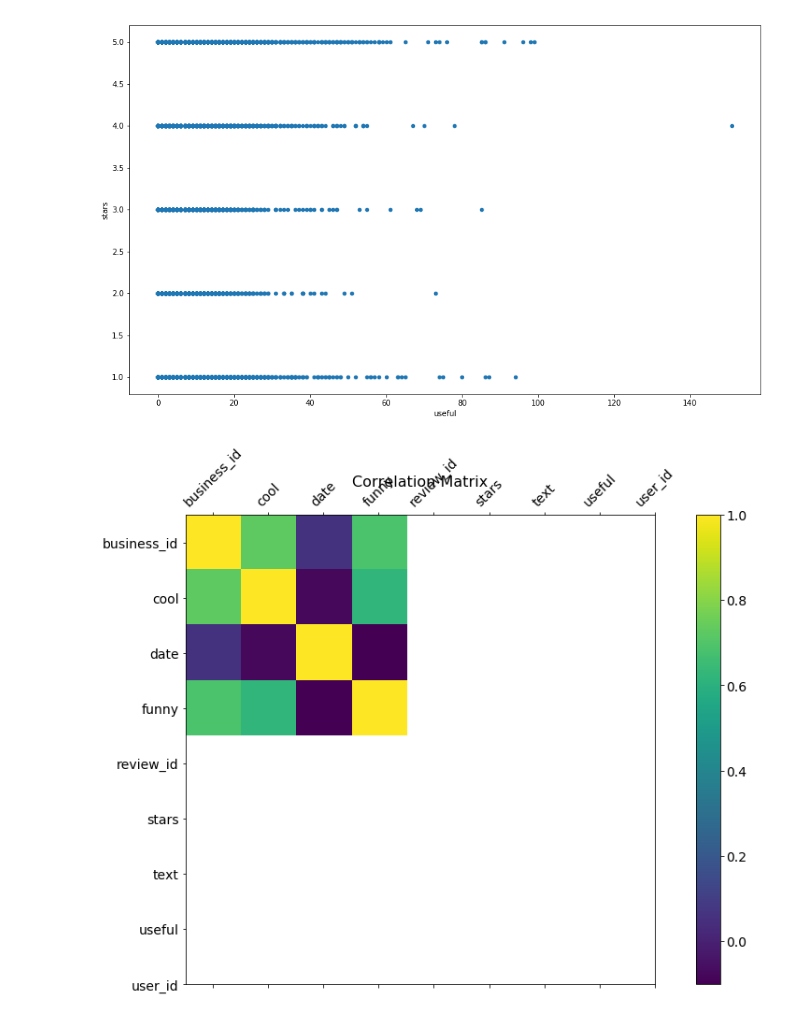
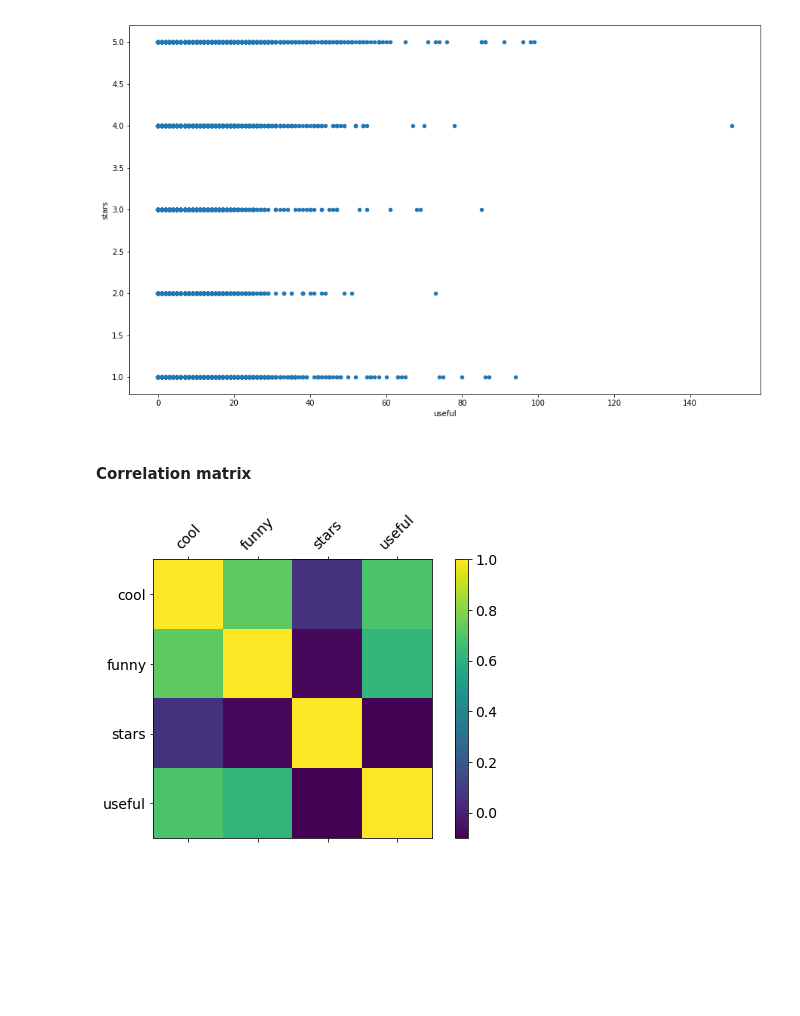
Before and after one commit to lorenzovngl/analysis-of-yelp-open-dataset, a Jupyter notebook: review.ipynb, the cells around one changed output. Saved outputs shown, nothing was run; the diff lists cells and outputs as text; code cells hidden in the pictures; blank space fills up the shorter version.

Commit message:
Added title to paragraphs

```diff
--- a/review.ipynb
+++ b/review.ipynb
@@ -46,13 +52,15 @@ df.plot.scatter(x='useful', y='stars', figsize=(15,9))
 plt.show()
 # %% [output]
 [figure]
+# %% [markdown]
+#### Correlation matrix
 # %%
-f = plt.figure(figsize=(16, 9))
-plt.matshow(df.corr(), fignum=f.number)
-plt.xticks(range(df.shape[1]), df.columns, fontsize=14, rotation=45)
-plt.yticks(range(df.shape[1]), df.columns, fontsize=14)
+df_corr = df[['cool', 'funny', 'stars', 'useful']]
+f = plt.figure(figsize=(8, 5))
+plt.matshow(df_corr.corr(), fignum=f.number)
+plt.xticks(range(df_corr.shape[1]), df_corr.columns, fontsize=14, rotation=45)
+plt.yticks(range(df_corr.shape[1]), df_corr.columns, fontsize=14)
 cb = plt.colorbar()
 cb.ax.tick_params(labelsize=14)
-plt.title('Correlation Matrix', fontsize=16);
 # %% [output]
-[figure, old version]
+[figure, new version]
```
Also changed, not shown: parts of 6 cells of this notebook, 2 other files.
